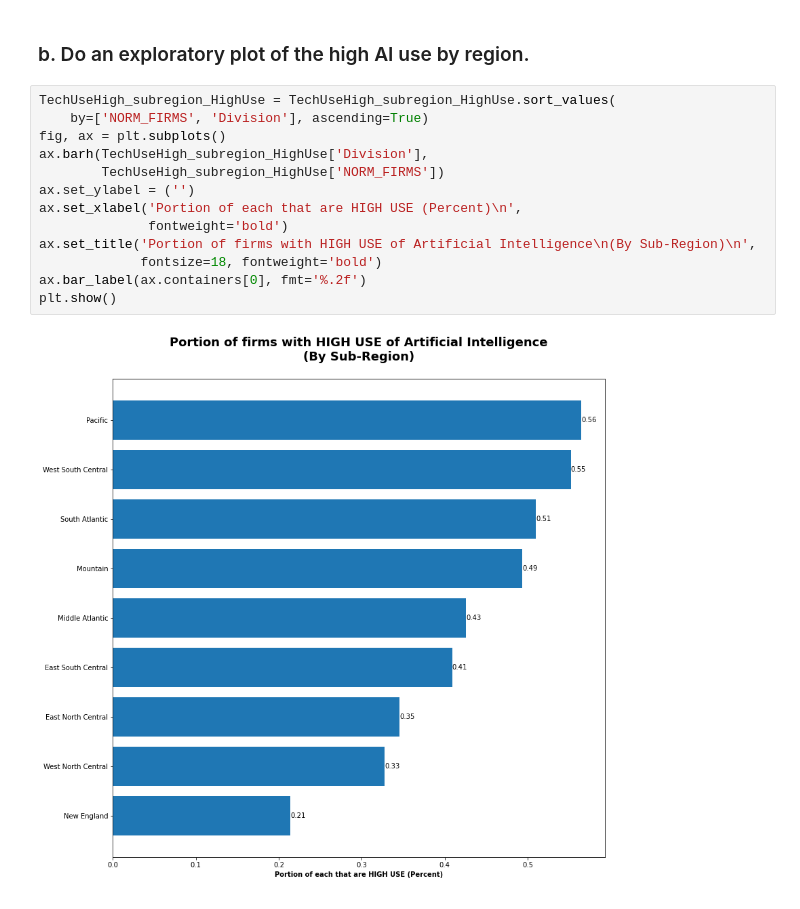
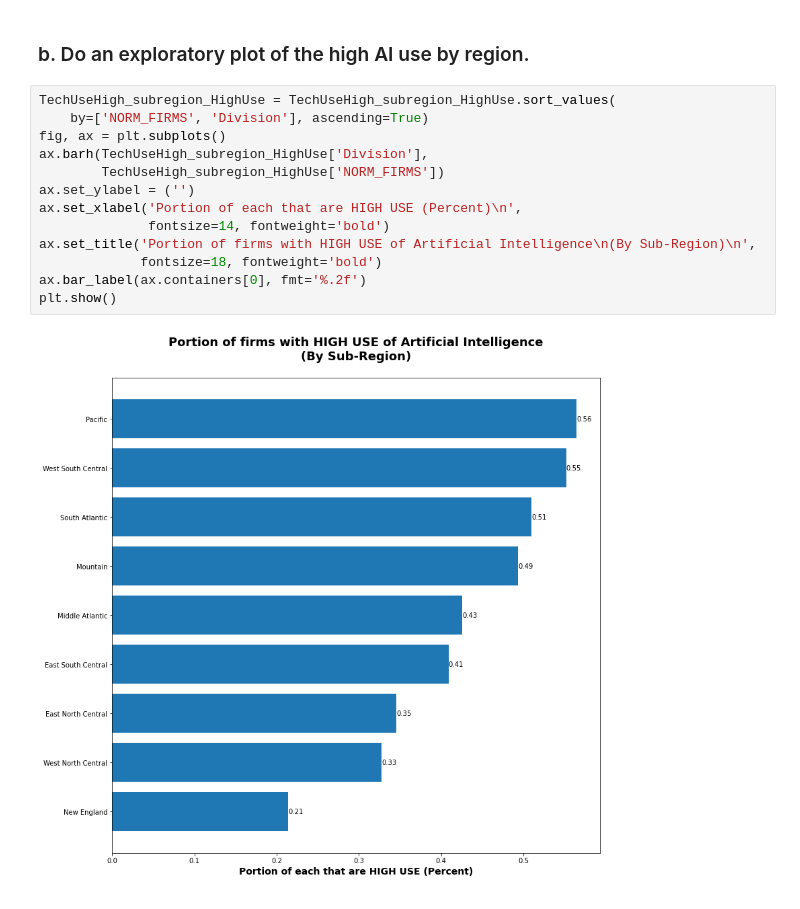
Before and after one commit to dgitall/GroupProj-Census, a Jupyter notebook: Question1-highuse-Analysis.ipynb, the cells around one changed output. Drawn from its saved outputs; the diff is of its cells as text.

Commit message:
Q1 Charts

```diff
--- a/Question1-highuse-Analysis.ipynb
+++ b/Question1-highuse-Analysis.ipynb
@@ -265,15 +315,15 @@ TechUseHigh_subregion_HighUse.reset_index(drop=False, inplace=True)
 # %%
 TechUseHigh_subregion_HighUse = TechUseHigh_subregion_HighUse.sort_values(
     by=['NORM_FIRMS', 'Division'], ascending=True)
 fig, ax = plt.subplots()
 ax.barh(TechUseHigh_subregion_HighUse['Division'],
         TechUseHigh_subregion_HighUse['NORM_FIRMS'])
 ax.set_ylabel = ('')
 ax.set_xlabel('Portion of each that are HIGH USE (Percent)\n',
-              fontweight='bold')
+              fontsize=14, fontweight='bold')
 ax.set_title('Portion of firms with HIGH USE of Artificial Intelligence\n(By Sub-Region)\n',
              fontsize=18, fontweight='bold')
 ax.bar_label(ax.containers[0], fmt='%.2f')
 plt.show()
 # %% [output]
-[figure, old version]
+[figure, new version]
```
Also changed, not shown: parts of 2 cells of this notebook, 6 other files.
